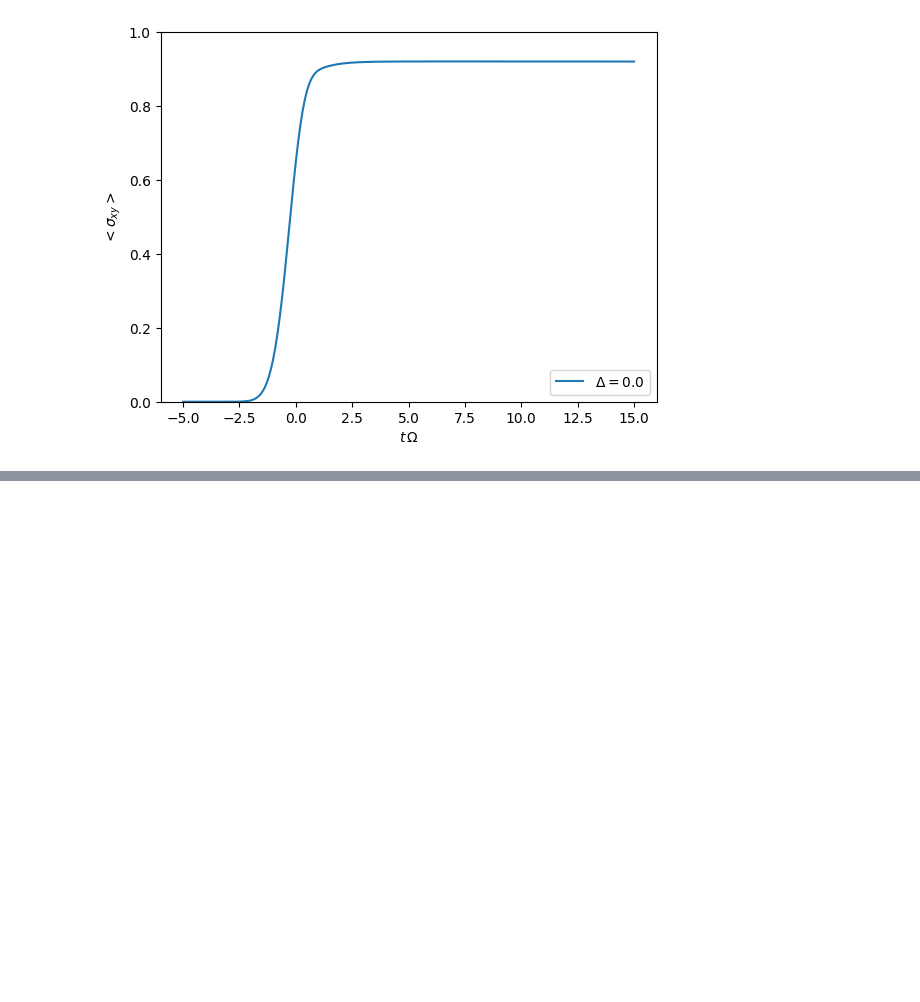
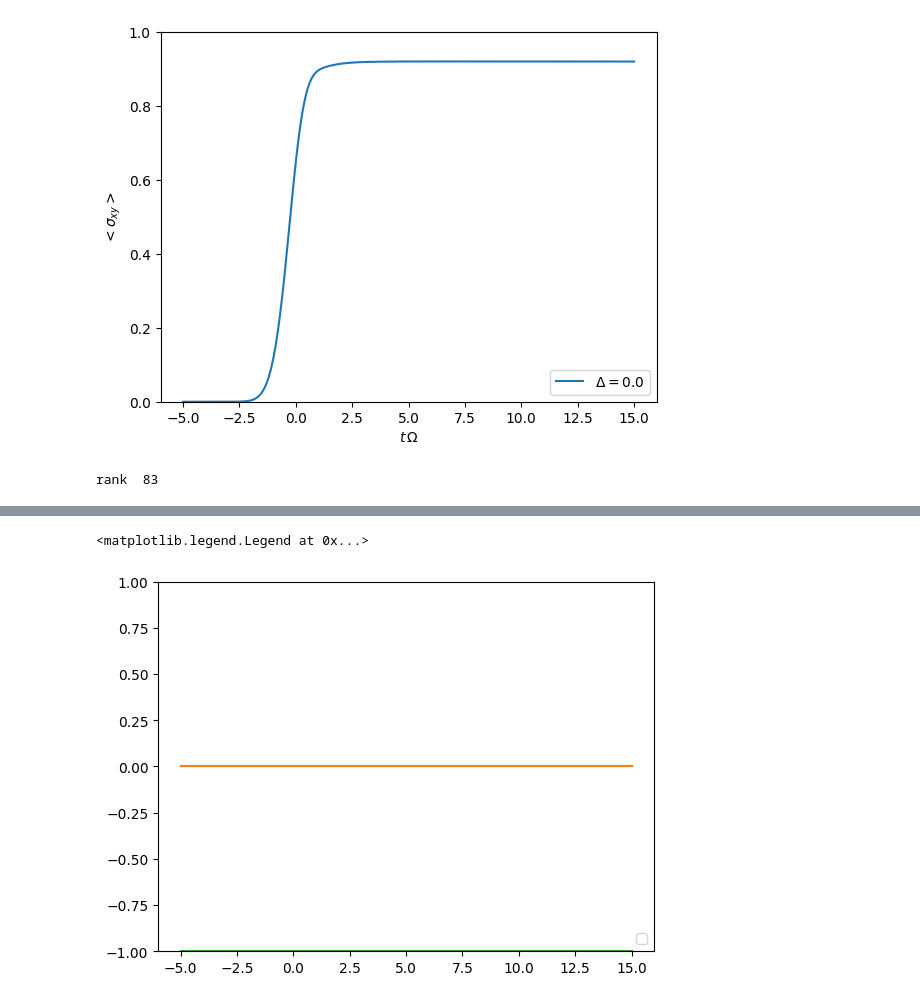
Before and after one commit to tempoCollaboration/OQuPy, a Jupyter notebook: iTEBD-example.ipynb, the cells around one changed output, grey strips where cells are left out. Drawn from its saved outputs; the diff is of its cells as text; code cells hidden in the pictures; blank space fills up the shorter version.

Commit message:
Modified to make an interface similar to PT-TEMPO

```diff
--- a/iTEBD-example.ipynb
+++ b/iTEBD-example.ipynb
@@ -22,10 +23,11 @@ correlations = oqupy.PowerLawSD(alpha=alpha,
                                 cutoff=omega_cutoff,
                                 cutoff_type='gaussian',
                                 temperature=temperature)
-bath = oqupy.Bath(sigma_z/2.0, correlations)
+bath = oqupy.Bath(sigma_x/2.0, correlations)
 # uses a modified version of Link's iTEBD_TEMPO class, which will take the bath correlation defined in OQuPy
 # other parameters remain as in the original, i.e. eigenvalues of the coupling operator, timestep, cut-off.
 Delta=0.1
-MyiTEBD_TEMPO_oqupy = iTEBD_TEMPO_oqupy(np.diagonal(sigma_z/2), Delta, correlations, 100)
-MyiTEBD_TEMPO_oqupy.compute_f(rank=100, rtol=1e-7)
-pt=TTInvariantProcessTensor(MyiTEBD_TEMPO_oqupy) # this can now be used like a normal OQuPy process tensor
+parameters=oqupy.TempoParameters(dt=Delta,epsrel=1e-7,dkmax=100)
+#MyiTEBD_TEMPO_oqupy = iTEBD_TEMPO_oqupy(np.diagonal(sigma_z/2), Delta, correlations, 100)
+#MyiTEBD_TEMPO_oqupy.compute_f(rank=100, rtol=1e-7)
+#pt=TTInvariantProcessTensor(MyiTEBD_TEMPO_oqupy) # this can now be used like a normal OQuPy process tensor
@@ -70,3 +68,48 @@ plt.legend(loc=4)
 # %% [output]
 <matplotlib.legend.Legend at 0x...>
 [figure]
+# %%
+# ok, let's see if we can make this more OQuPylike
+# MyiTEBD_TEMPO_oqupy = iTEBD_TEMPO_oqupy(np.diagonal(sigma_z/2), Delta, correlations, 100)
+# MyiTEBD_TEMPO_oqupy.compute_f(rank=100, rtol=1e-7)
+# pt=TTInvariantProcessTensor(MyiTEBD_TEMPO_oqupy)
+
+# We would like to (i)instantiate a TT process tensor with a set of tempo parameters and a bath, (ii)then compute its f,
+#
+bath = oqupy.Bath(sigma_z/2.0, correlations)
+pt2=TTITempo(bath,0.0,parameters)
+# %% [output]
+rank  83
+# %%
+detuning = lambda t: 0.0 * t
+def gaussian_shape(t, area = 1.0, tau = 1.0, t_0 = 0.0):
+    return area/(tau*np.sqrt(np.pi)) * np.exp(-(t-t_0)**2/(tau**2))
+
+def hamiltonian_t(t):
+    return detuning(t)/2.0 * sigma_z \
+           + gaussian_shape(t, area = np.pi/2.0, tau = 1)/2.0 * sigma_y
+
+def hamiltonian_t(t):
+    return 0.0*sigma_z
+
+system = oqupy.TimeDependentSystem(hamiltonian_t)
+
+Rho_0=oqupy.operators.spin_dm('z-')
+
+dynamics2 = oqupy.compute_dynamics(
+       process_tensor=pt2._process_tensor,
+       system=system,
+       initial_state=Rho_0,
+       start_time=-5.0,
+       num_steps=200)
+
+t, s_x = dynamics2.expectations(sigma_x, real=True)
+_, s_y = dynamics2.expectations(sigma_y, real=True)
+_, s_z = dynamics2.expectations(sigma_z, real=True)
+
+plt.plot(t,s_x)
+plt.plot(t,s_y)
+plt.plot(t,s_z)
+plt.ylim((-1.0,1.0))
+plt.legend(loc=4)
+# %% [output]
@@ -72,0 +119,2 @@ plt.legend(loc=4)
+<matplotlib.legend.Legend at 0x...>
+[figure, added]
```
Also changed, not shown: parts of 4 cells of this notebook, 2 other files.
